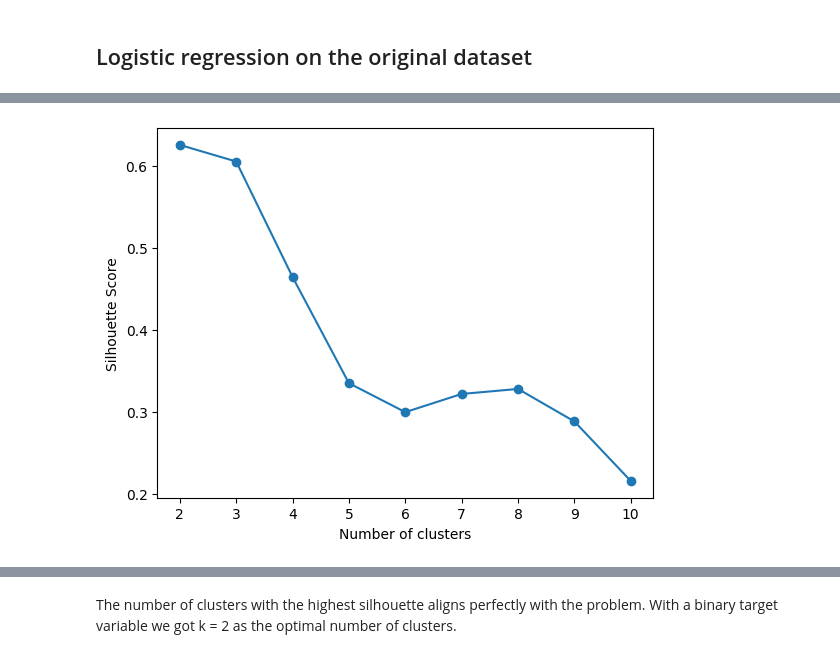
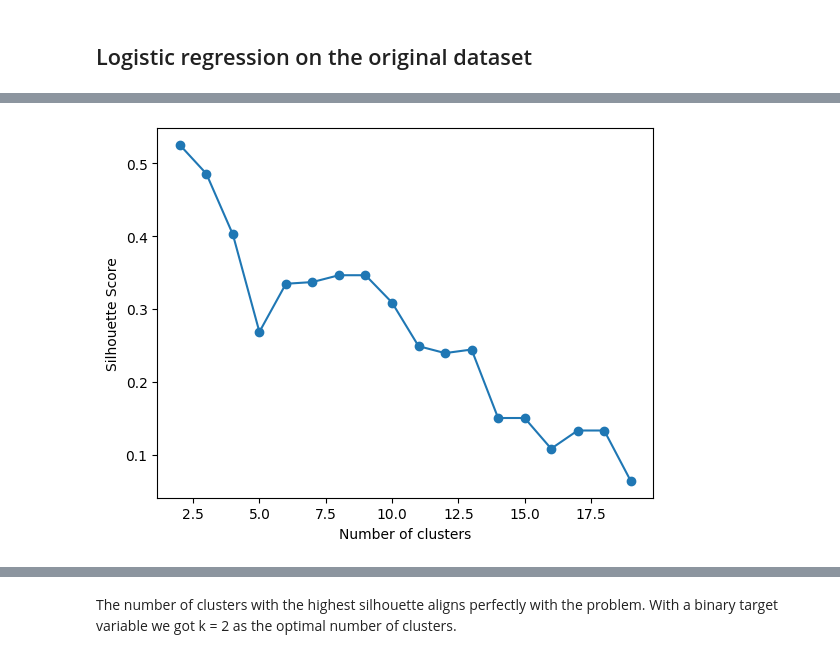
Before and after one commit to guiijose/Machine-Learning, a Jupyter notebook: merit-award/award.ipynb, the cells around one changed output, grey strips where cells are left out. Saved outputs shown, nothing was run; the diff lists cells and outputs as text; code cells hidden in the pictures.

```diff
--- a/merit-award/award.ipynb
+++ b/merit-award/award.ipynb
@@ -72,8 +72,8 @@ Recall: 0.94
 # Perform Gaussian Mixture Model clustering, compute the silhouette score and store it
 em_models = []
 silhouettes = []
-for k in range(2, 11):
-    gmm = GaussianMixture(n_components=k, random_state=42)
+for k in range(2, 20):
+    gmm = GaussianMixture(n_components=k, random_state=0)
     gmm.fit(X_train)
     y_pred = gmm.predict(X_test)
     score = silhouette_score(X_test, y_pred)
@@ -82,14 +82,14 @@ for k in range(2, 11):
 # %%
 # Plot the silhouette results
 
-plt.plot(range(2, 11), silhouettes, marker='o')
+plt.plot(range(2, 20), silhouettes, marker='o')
 
 plt.xlabel('Number of clusters')
 plt.ylabel('Silhouette Score')
 
 plt.show()
 # %% [output]
-[figure, old version]
+[figure, new version]
 # %%
 for i, score in enumerate(silhouettes):
     print(f'k = {i + 2}, Silhouette Score: {score:.2f}')
```
Also changed, not shown: parts of 11 cells of this notebook, 4 other files.
